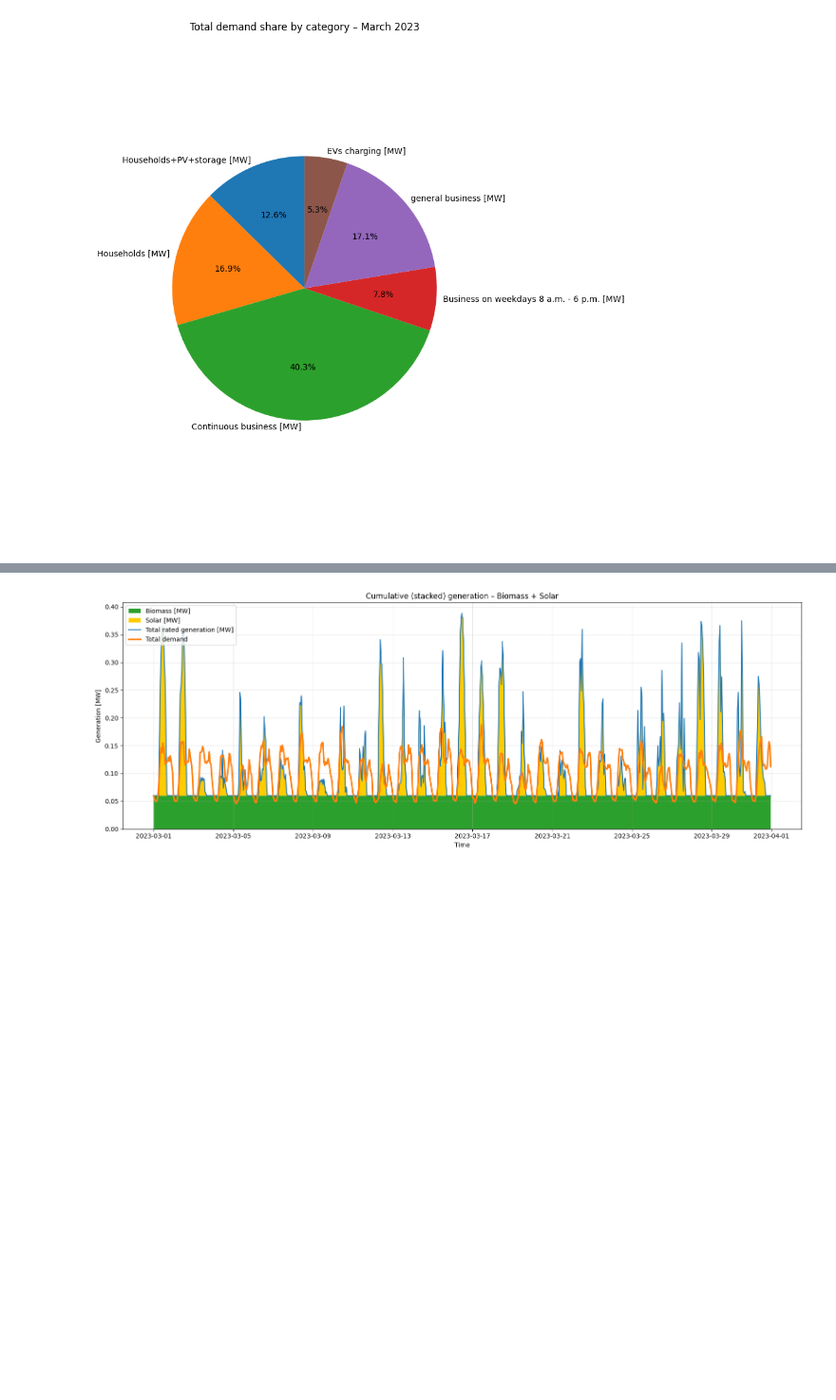
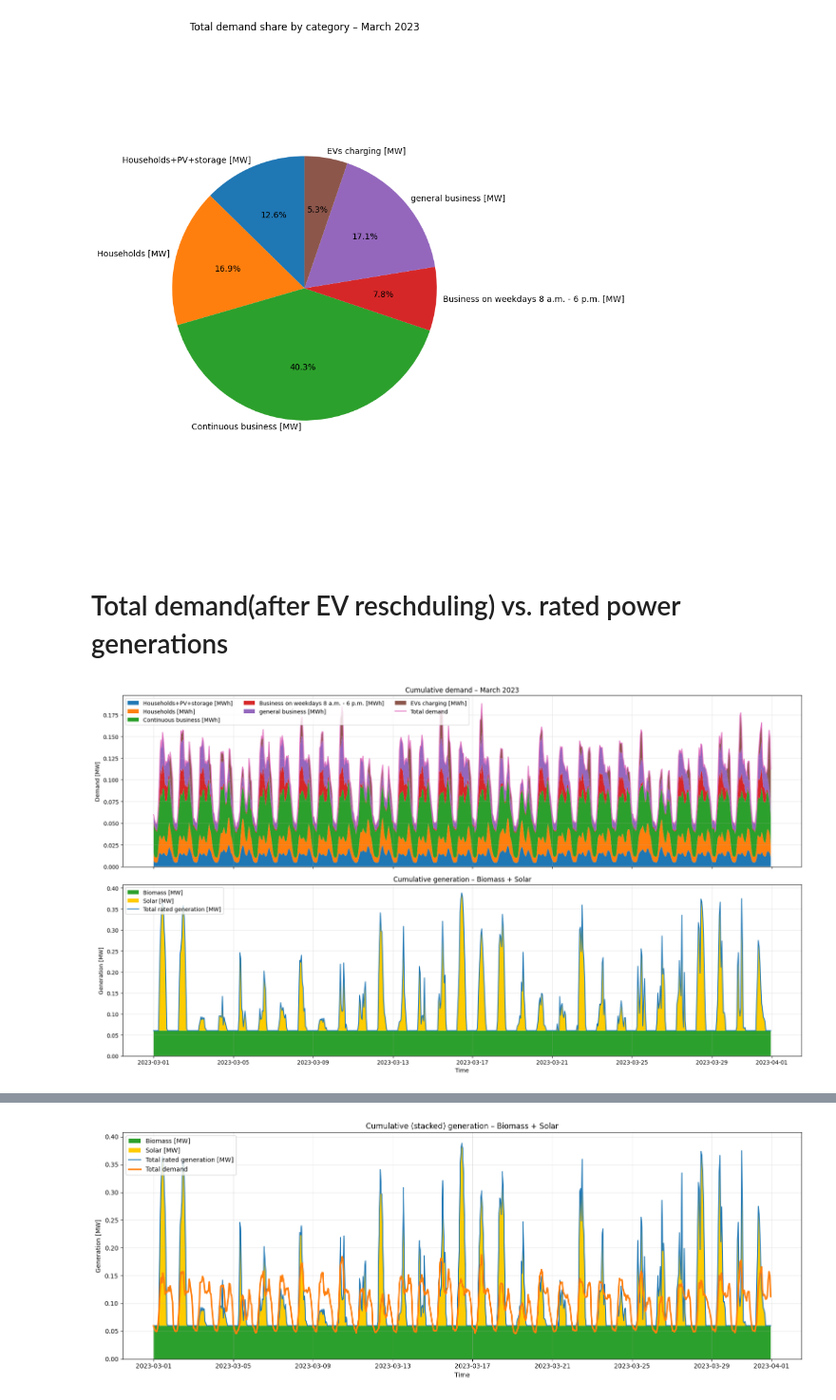
Before and after one commit to Moaztub/Master_thesis, a Jupyter notebook: base_fix.ipynb, the cells around one changed output, grey strips where cells are left out. Shown at 95% size. Cells and saved outputs as stored; diff of their text form; code cells hidden in the pictures; blank space fills up the shorter version.

```diff
--- a/base_fix.ipynb
+++ b/base_fix.ipynb
@@ -777,3 +722,65 @@ plt.tight_layout()
 plt.show()
 # %% [output]
 [figure]
+# %% [markdown]
+# Total demand(after EV reschduling) vs. rated power generations
+# %%
+snapshots = pd.date_range("2023-03-01 00:00", "2023-03-31 23:00", freq="h")
+
+df_rated_biomass = pd.DataFrame(
+    0.06,
+    index=snapshots,
+    columns=["power[MW]"]
+)
+
+df_rated_solar = pd.DataFrame(
+    solar_gen["power[W]"].values,
+    index=snapshots,
+    columns=["power[MW]"]
+)
+
+df_Tot_demand = pd.DataFrame({
+    "Households+PV+storage [MWh]": tot_Houshold_pv_storage["tot_demand_Houshold_pv_storage_variants_[MWh]"],
+    "Households [MWh]":            tot_Houshold["tot_demand_Houshold_variants_[MWh]"],
+    "Continuous business [MWh]":   tot_flex_load["tot_demand_flex_load_variants_[MWh]"],#-dsm_p,
+    "Business on weekdays 8 a.m. - 6 p.m. [MWh]": tot_Landswirtschaftsbetriebe["tot_demand_Landswirtschaftsbetriebe_variants_[MWh]"],
+    "general business [MWh]":      tot_Gewerbe["tot_demand_Gewerbe_variants_[MWh]"],
+    "EVs charging [MWh]":          Tot_EVs_charging["EVs demand [MWh]"],
+}).reindex(snapshots).fillna(0).astype(float)
+
+df_dispatched_solar = net.generators_t.p["solar"]
+
+df_rated_gen = pd.DataFrame({
+    "Biomass [MW]": df_rated_biomass["power[MW]"],
+    "Solar [MW]":   df_rated_solar["power[MW]"]
+})
+
+fig, (ax1, ax2) = plt.subplots(2, 1, figsize=(18, 10), sharex=True)
+
+ax1.stackplot(df_Tot_demand.index,
+              *(df_Tot_demand[col].values for col in df_Tot_demand.columns),
+              labels=df_Tot_demand.columns)
+total = df_Tot_demand.sum(axis=1)
+ax1.plot(df_Tot_demand.index, total, linewidth=1.5, label="Total demand")
+ax1.set_title("Cumulative demand – March 2023")
+ax1.set_ylabel("Demand [MW]")
+ax1.legend(loc="upper left", ncol=3)
+ax1.grid(True, alpha=0.3)
+
+ax2.stackplot(df_rated_gen.index,
+              df_rated_gen["Biomass [MW]"].values,
+              df_rated_gen["Solar [MW]"].values,
+              labels=["Biomass [MW]", "Solar [MW]"],
+              colors=["#2ca02c", "#ffcc00"])
+total_gen = df_rated_gen.sum(axis=1)
+ax2.plot(df_rated_gen.index, total_gen, linewidth=1.5, label="Total rated generation [MW]")
+ax2.set_title("Cumulative generation – Biomass + Solar")
+ax2.set_xlabel("Time")
+ax2.set_ylabel("Generation [MW]")
+ax2.legend(loc="upper left")
+ax2.grid(True, alpha=0.3)
+
+fig.tight_layout()
+plt.show()
+# %% [output]
+[figure, added]
```
Also changed, not shown: parts of 44 cells of this notebook.
